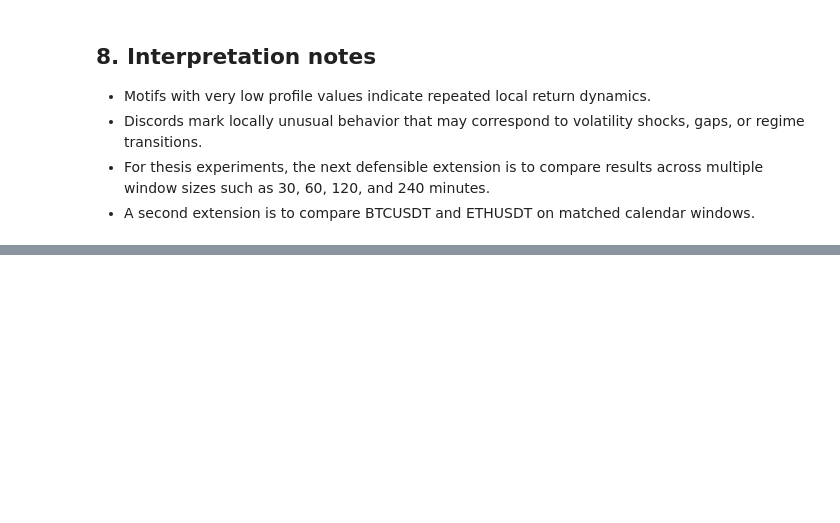
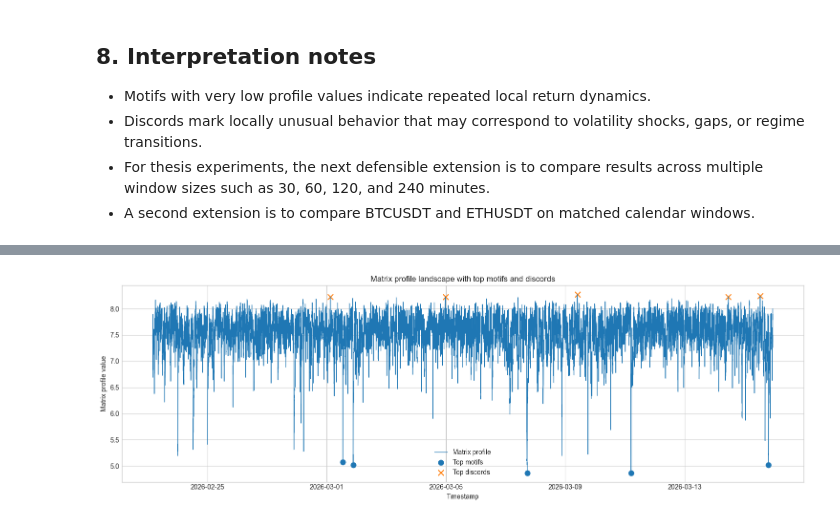
Before and after one commit to theakshaybande/crypto-time-series-motifs, a Jupyter notebook: notebooks/method_testing/01_matrix_profile_with_stumpy.ipynb, the cells around one changed output, grey strips where cells are left out. Drawn from its saved outputs; the diff is of its cells as text; code cells hidden in the pictures; blank space fills up the shorter version.

```diff
--- a/notebooks/method_testing/01_matrix_profile_with_stumpy.ipynb
+++ b/notebooks/method_testing/01_matrix_profile_with_stumpy.ipynb
@@ -257,0 +267,29 @@ plt.show()
+# %%
+fig, ax = plt.subplots(figsize=(15, 5))
+
+ax.plot(profile_df["timestamp"], profile_df["matrix_profile"], linewidth=0.9, label="Matrix profile")
+
+ax.scatter(
+    profile_df.loc[top_motif_indices, "timestamp"],
+    profile_df.loc[top_motif_indices, "matrix_profile"],
+    marker="o",
+    s=60,
+    label="Top motifs",
+)
+
+ax.scatter(
+    profile_df.loc[top_discord_indices, "timestamp"],
+    profile_df.loc[top_discord_indices, "matrix_profile"],
+    marker="x",
+    s=70,
+    label="Top discords",
+)
+
+ax.set_title("Matrix profile landscape with top motifs and discords")
+ax.set_xlabel("Timestamp")
+ax.set_ylabel("Matrix profile value")
+ax.legend()
+plt.tight_layout()
+plt.show()
+# %% [output]
+[figure, added]
```
Also changed, not shown: parts of 16 cells of this notebook.
